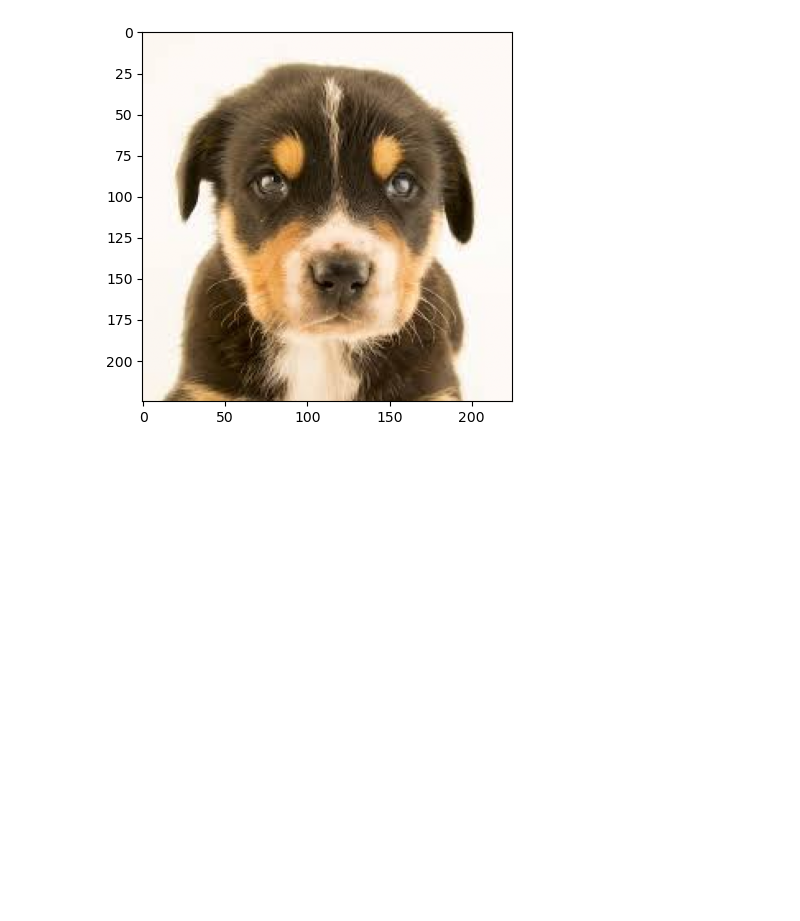
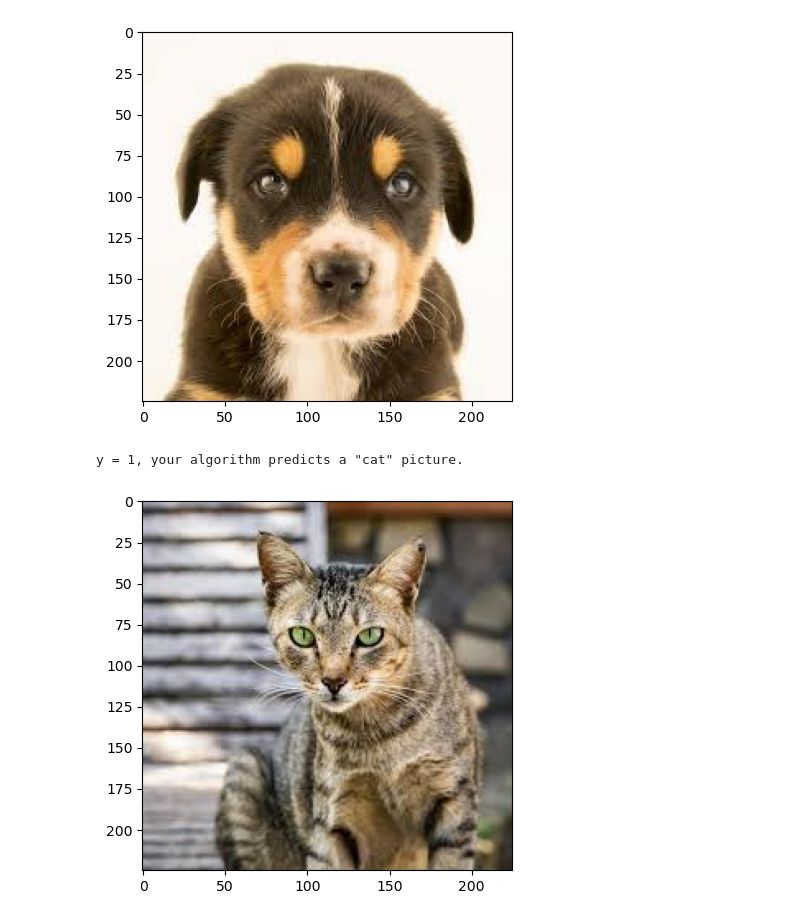
Before and after one commit to ranashamim/Logistic_Regression_Recognize_Cats, a Jupyter notebook: Logistic_Regression.ipynb, the cells around one changed output. Saved outputs shown, nothing was run; the diff lists cells and outputs as text; code cells hidden in the pictures; blank space fills up the shorter version.

```diff
--- a/Logistic_Regression.ipynb
+++ b/Logistic_Regression.ipynb
@@ -256,3 +256,20 @@ print("y = " + str(np.squeeze(my_predicted_image)) + ", your algorithm predicts
 # %% [output]
 y = 0, your algorithm predicts a "non-cat" picture.
 [figure]
+# %%
+my_image = "Data/cat3.jpeg"
+
+
+image = np.array(io.imread(my_image))
+image = image/255.
+
+my_image = transform.resize(image, (num_px,num_px)).reshape((1, num_px*num_px*3)).T
+
+
+my_predicted_image = predict(d["w"], d["b"], my_image)
+
+plt.imshow(image)
+print("y = " + str(np.squeeze(my_predicted_image)) + ", your algorithm predicts a \"" + classes[int(np.squeeze(my_predicted_image)),].decode("utf-8") +  "\" picture.")
+# %% [output]
+y = 1, your algorithm predicts a "cat" picture.
+[figure, added]
```
